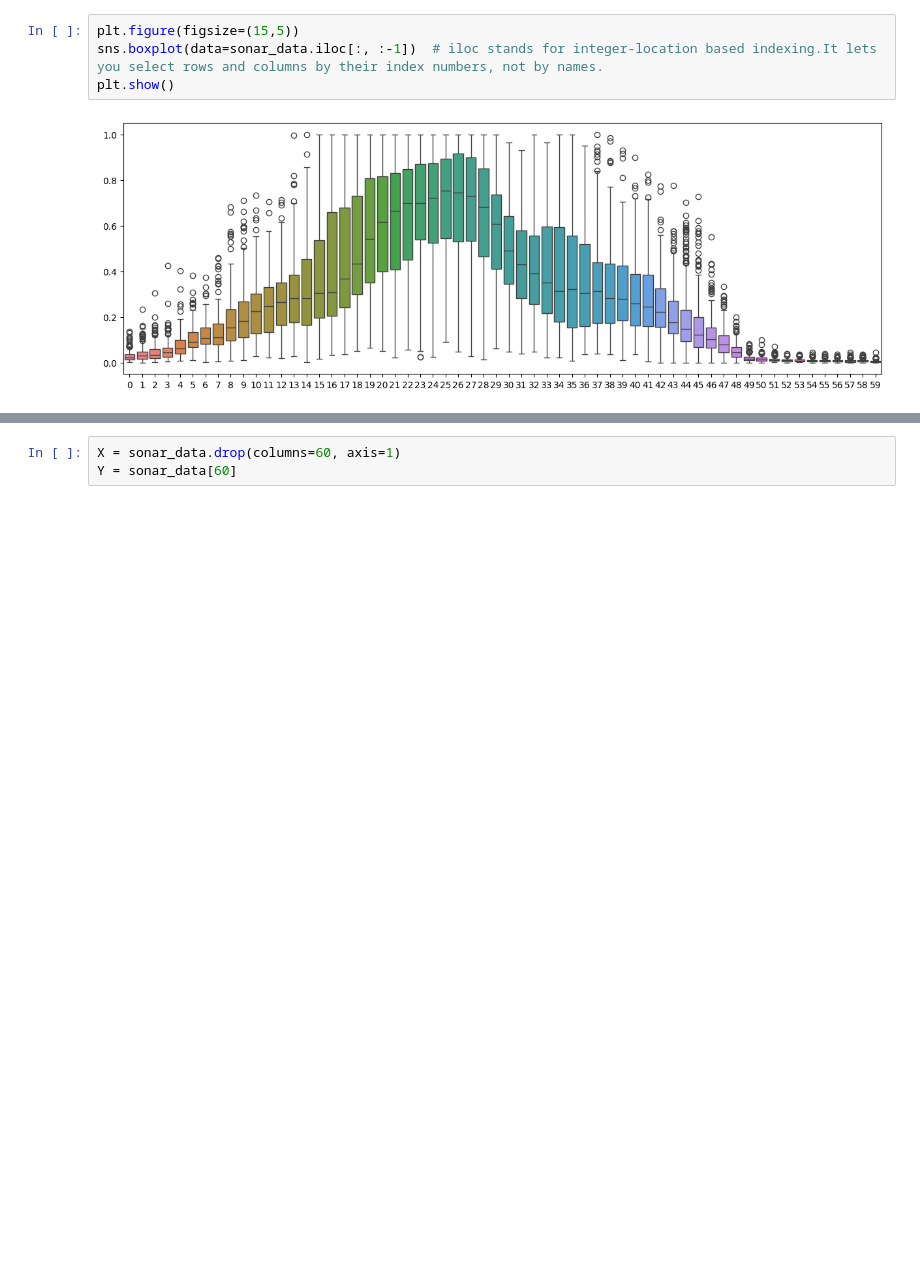
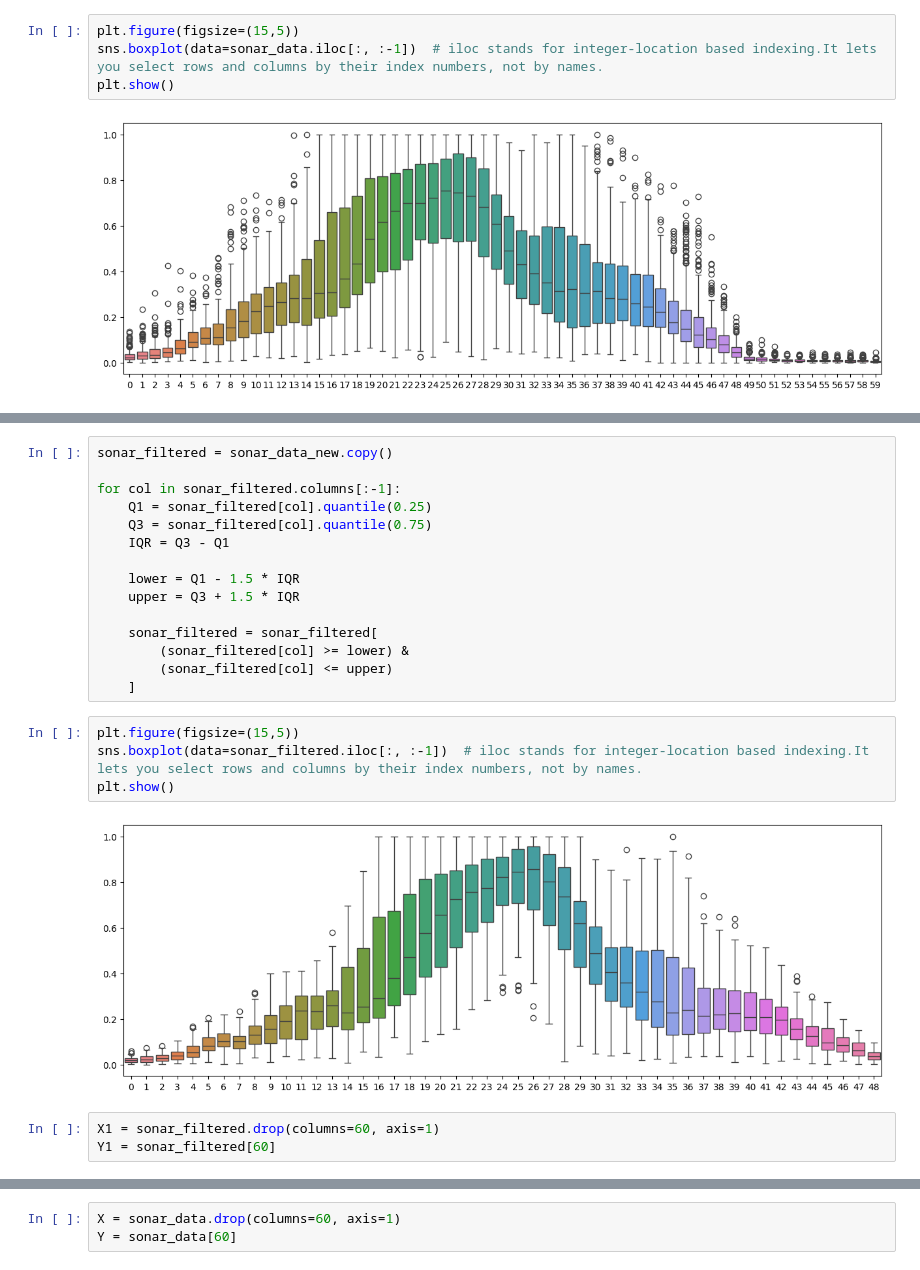
Before and after one commit to Shayan-mirza22/Rock-vs-Mine, a Jupyter notebook: rock_vs_mine.ipynb, the cells around one changed output, grey strips where cells are left out. Saved outputs shown, nothing was run; the diff lists cells and outputs as text; blank space fills up the shorter version.

```diff
--- a/rock_vs_mine.ipynb
+++ b/rock_vs_mine.ipynb
@@ -97,0 +142,24 @@ plt.show()
+# %%
+sonar_filtered = sonar_data_new.copy()
+
+for col in sonar_filtered.columns[:-1]:
+    Q1 = sonar_filtered[col].quantile(0.25)
+    Q3 = sonar_filtered[col].quantile(0.75)
+    IQR = Q3 - Q1
+
+    lower = Q1 - 1.5 * IQR
+    upper = Q3 + 1.5 * IQR
+
+    sonar_filtered = sonar_filtered[
+        (sonar_filtered[col] >= lower) &
+        (sonar_filtered[col] <= upper)
+    ]
+# %%
+plt.figure(figsize=(15,5))
+sns.boxplot(data=sonar_filtered.iloc[:, :-1])  # iloc stands for integer-location based indexing.It lets you select rows and columns by their index numbers, not by names.
+plt.show()
+# %% [output]
+[figure, added]
+# %%
+X1 = sonar_filtered.drop(columns=60, axis=1)
+Y1 = sonar_filtered[60]
```
Also changed, not shown: parts of 11 cells of this notebook.
